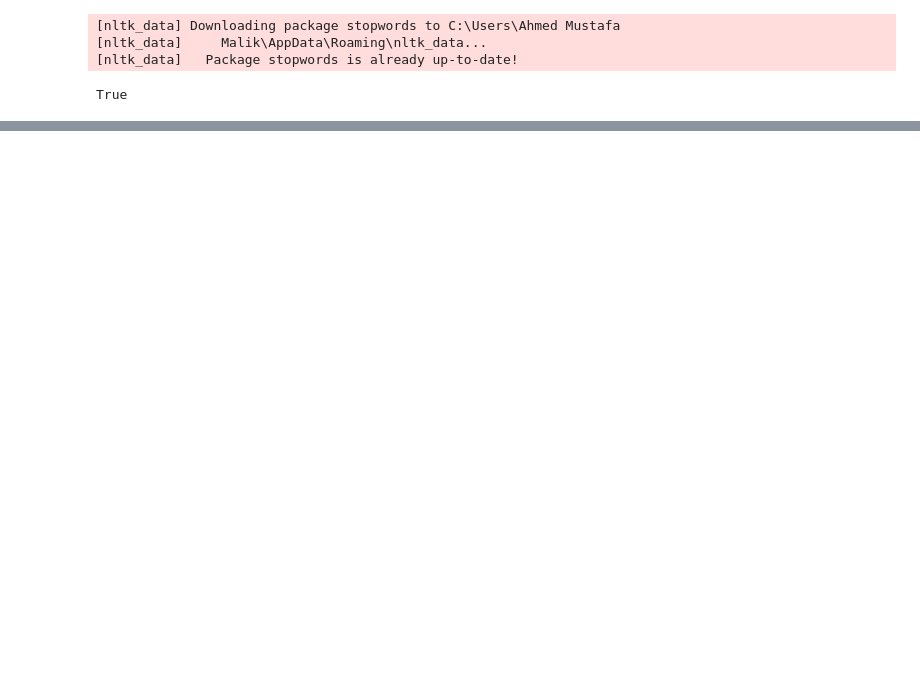
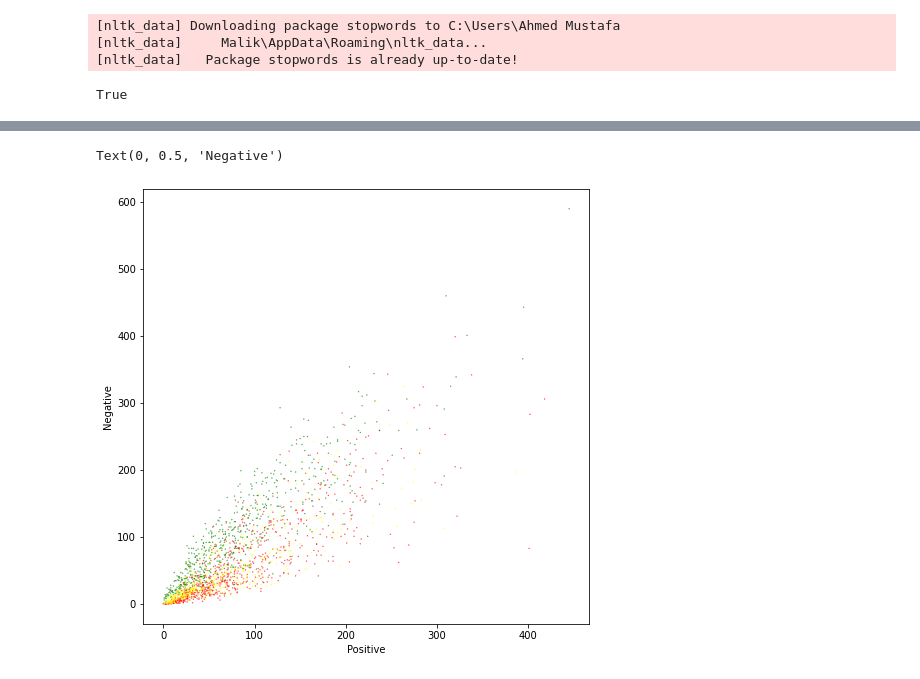
Before and after one commit to amm98d/twitter-sentiment-analysis, a Jupyter notebook: script.ipynb, the cells around one changed output, grey strips where cells are left out. Saved outputs shown, nothing was run; the diff lists cells and outputs as text; code cells hidden in the pictures; blank space fills up the shorter version.

```diff
--- a/script.ipynb
+++ b/script.ipynb
@@ -73,0 +79,9 @@ all_tweets[50].content
+# %%
+all_positive_tweets = [i.content for i in all_tweets if i.sentiment=='positive']
+all_negative_tweets = [i.content for i in all_tweets if i.sentiment=='negative']
+all_neutral_tweets = [i.content for i in all_tweets if i.sentiment=='neutral']
+tweets = all_neutral_tweets + all_positive_tweets + all_negative_tweets
+labels = np.append(np.zeros(len(all_neutral_tweets)), np.ones(len(all_positive_tweets)))
+labels = np.append(labels, np.full(len(all_negative_tweets),2))
+print(labels.shape)
+print("Number of tweets: ", len(tweets))
@@ -73,0 +91,10 @@ all_tweets[50].content
+# %%
+freqs = dict()
+for i in all_tweets:
+    for word in i.content.split():
+        pair = (word, i.sentiment)
+        freqs[pair] = freqs.get(pair, 0) + 1
+# %%
+top_10 = list(sorted(freqs.items(), key=lambda x: x[1],reverse=True))[:10]
+for i in top_10:
+    print(i)
@@ -73,0 +112,25 @@ all_tweets[50].content
+# %%
+X = np.empty((0,4))
+for i in tweets:
+    neutral_words_freq = 0
+    positive_words_freq = 0
+    negative_words_freq = 0
+    for word in i.split():
+        neutral_words_freq += freqs.get((word,'neutral'),0)
+        positive_words_freq += freqs.get((word,'positive'),0)
+        negative_words_freq += freqs.get((word,'negative'),0)
+    X = np.append(X, np.array([[1, neutral_words_freq, positive_words_freq, negative_words_freq]]), axis=0)
+Y = labels
+# %%
+# Plot the samples using columns 1 and 2 of the matrix
+fig, ax = plt.subplots(figsize = (8, 8))
+
+colors = ['red', 'green', 'yellow']
+
+# Color based on the sentiment Y
+ax.scatter(X[:,1], X[:,2], c=[colors[int(k)] for k in Y], s = 0.1)  # Plot a dot for each pair of words
+plt.xlabel("Positive")
+plt.ylabel("Negative")
+# %% [output]
+Text(0, 0.5, 'Negative')
+[figure, added]
```
Also changed, not shown: parts of 15 cells of this notebook.
